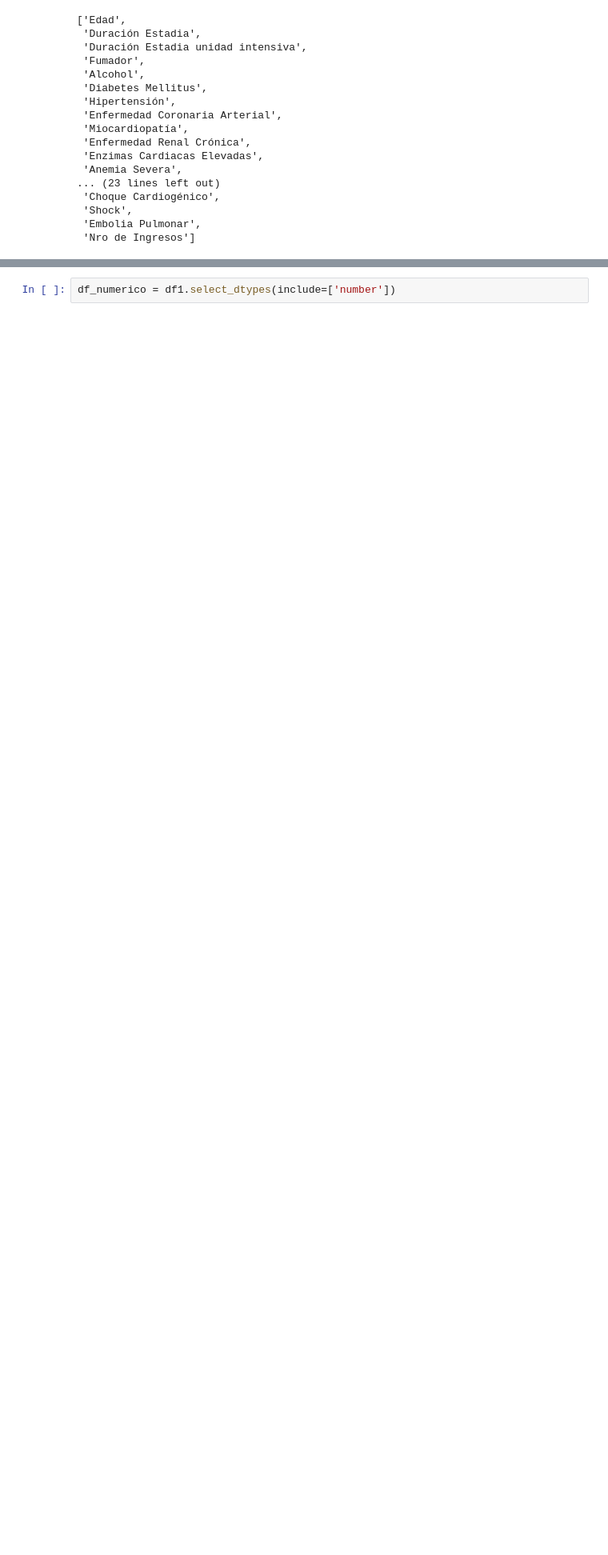
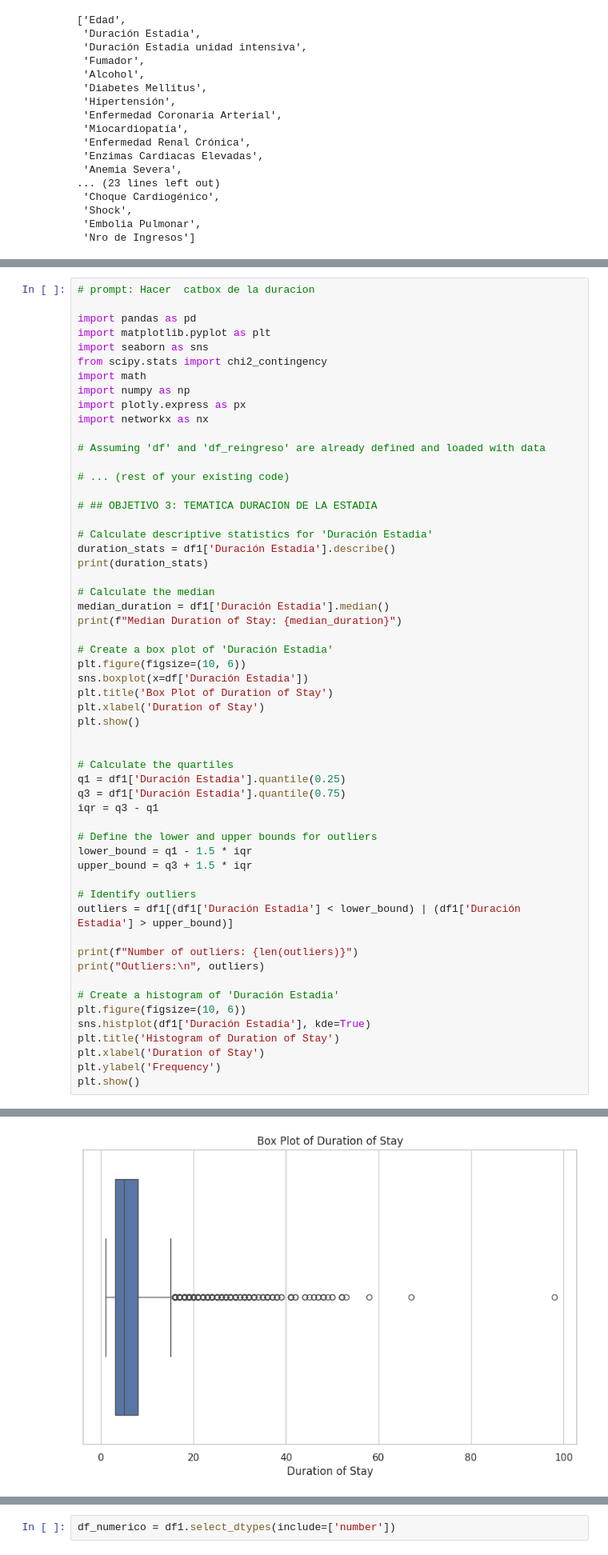
Before and after one commit to Estefaniagz/Proyecto_nocountry, a Jupyter notebook: explore.ipynb, the cells around one changed output, grey strips where cells are left out. Shown at 80% size. Saved outputs shown, nothing was run; the diff lists cells and outputs as text; blank space fills up the shorter version.

```diff
--- a/explore.ipynb
+++ b/explore.ipynb
@@ -642,0 +701,57 @@ numericas
+# %%
+# prompt: Hacer  catbox de la duracion
+
+import pandas as pd
+import matplotlib.pyplot as plt
+import seaborn as sns
+from scipy.stats import chi2_contingency
+import math
+import numpy as np
+import plotly.express as px
+import networkx as nx
+
+# Assuming 'df' and 'df_reingreso' are already defined and loaded with data
+
+# ... (rest of your existing code)
+
+# ## OBJETIVO 3: TEMATICA DURACION DE LA ESTADIA
+
+# Calculate descriptive statistics for 'Duración Estadia'
+duration_stats = df1['Duración Estadia'].describe()
+print(duration_stats)
+
+# Calculate the median
+median_duration = df1['Duración Estadia'].median()
+print(f"Median Duration of Stay: {median_duration}")
+
+# Create a box plot of 'Duración Estadia'
+plt.figure(figsize=(10, 6))
+sns.boxplot(x=df['Duración Estadia'])
+plt.title('Box Plot of Duration of Stay')
+plt.xlabel('Duration of Stay')
+plt.show()
+
+
+# Calculate the quartiles
+q1 = df1['Duración Estadia'].quantile(0.25)
+q3 = df1['Duración Estadia'].quantile(0.75)
+iqr = q3 - q1
+
+# Define the lower and upper bounds for outliers
+lower_bound = q1 - 1.5 * iqr
+upper_bound = q3 + 1.5 * iqr
+
+# Identify outliers
+outliers = df1[(df1['Duración Estadia'] < lower_bound) | (df1['Duración Estadia'] > upper_bound)]
+
+print(f"Number of outliers: {len(outliers)}")
+print("Outliers:\n", outliers)
+
+# Create a histogram of 'Duración Estadia'
+plt.figure(figsize=(10, 6))
+sns.histplot(df1['Duración Estadia'], kde=True)
+plt.title('Histogram of Duration of Stay')
+plt.xlabel('Duration of Stay')
+plt.ylabel('Frequency')
+plt.show()
+# %% [output]
@@ -642,0 +768 @@ numericas
+[figure, added]
```
Also changed, not shown: parts of 23 cells of this notebook.
